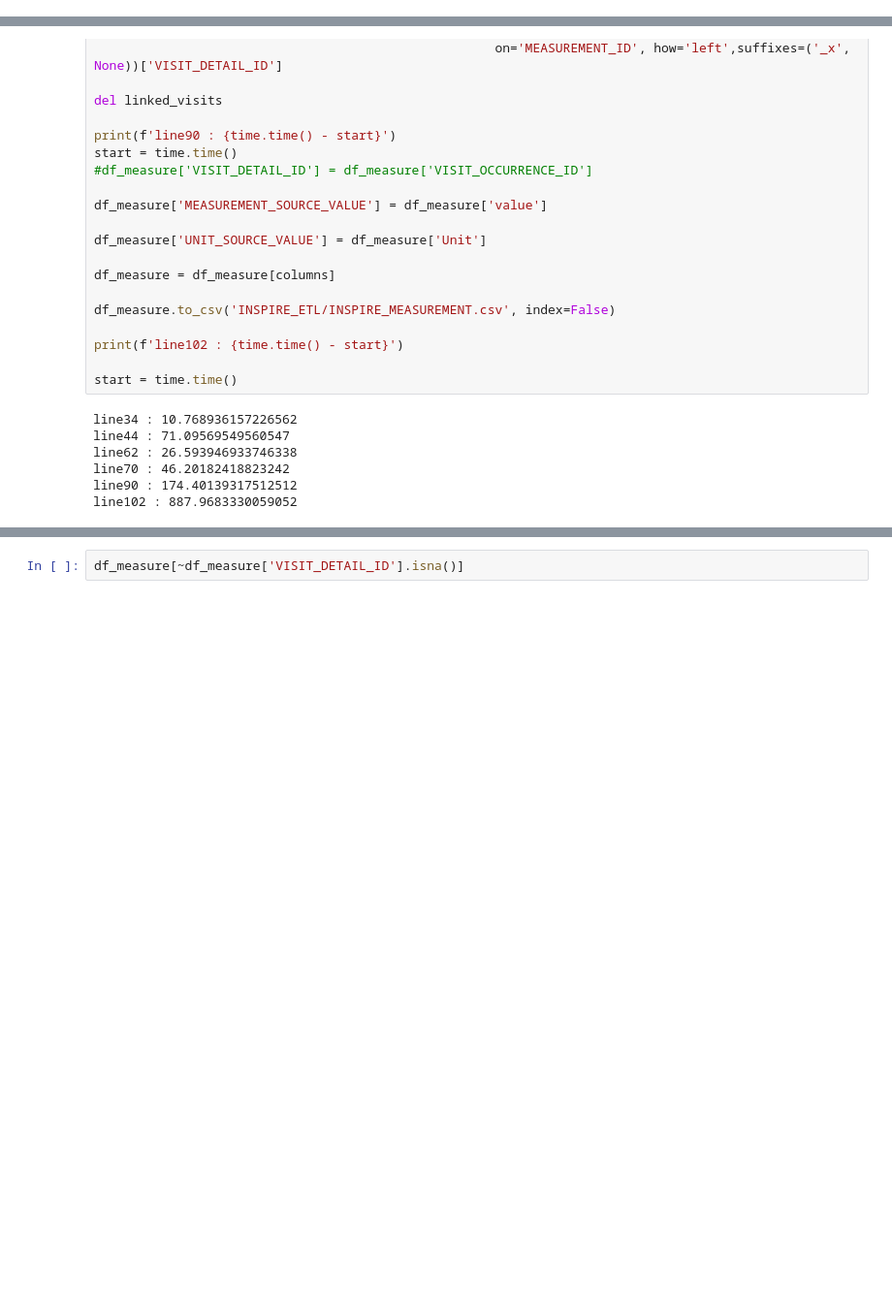
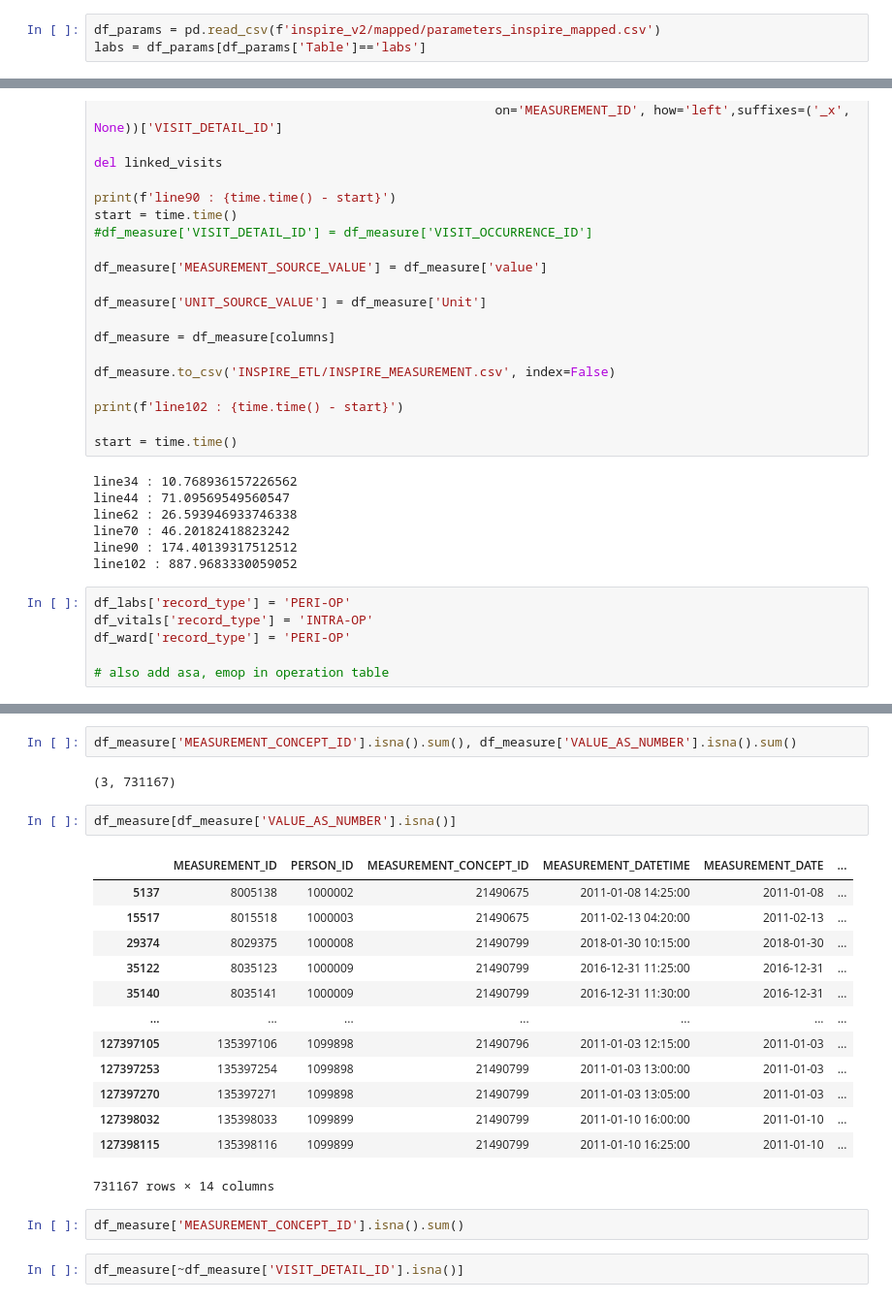
Before and after one commit to Hyeonsik/INSPIRE_TO_CDM, a Jupyter notebook: Clinical_Data_Tables_INSPIRE.ipynb, the cells around one changed output, grey strips where cells are left out. Shown at 97% size. Saved outputs shown, nothing was run; the diff lists cells and outputs as text; blank space fills up the shorter version.

```diff
--- a/Clinical_Data_Tables_INSPIRE.ipynb
+++ b/Clinical_Data_Tables_INSPIRE.ipynb
@@ -33,6 +33,9 @@ print(f"total subjects in operations.csv: {len(np.unique(df_op['subject_id']))}"
 Size of the tables: operations 131109, diagnosis 4733046, labs 21367131, medications 6952960, vitals 64443624, ward_vitals 42679760
 total subjects in INSPIRE dataset: 101469
 total subjects in operations.csv: 99900
+# %%
+df_params = pd.read_csv(f'inspire_v2/mapped/parameters_inspire_mapped.csv')
+labs = df_params[df_params['Table']=='labs']
 # %%
 # Load the CONCEPT_RELATIONSHIP table with tab as a delimiter and error handling for bad lines
 df_concept_rel = pd.read_csv(f'vocab/CONCEPT_RELATIONSHIP.csv', sep='\t', on_bad_lines='error')
@@ -917,4 +1028,10 @@ line62 : 26.593946933746338
 line70 : 46.20182418823242
 line90 : 174.40139317512512
 line102 : 887.9683330059052
+# %%
+df_labs['record_type'] = 'PERI-OP'
+df_vitals['record_type'] = 'INTRA-OP'
+df_ward['record_type'] = 'PERI-OP'
+
+# also add asa, emop in operation table
 # %%
@@ -1028,3 +1151,25 @@ print(time.time() - start)
+# %%
+df_measure['MEASUREMENT_CONCEPT_ID'].isna().sum(), df_measure['VALUE_AS_NUMBER'].isna().sum()
+# %% [output]
+(3, 731167)
+# %%
+df_measure[df_measure['VALUE_AS_NUMBER'].isna()]
+# %% [output]
+|  | MEASUREMENT_ID | PERSON_ID | MEASUREMENT_CONCEPT_ID | MEASUREMENT_DATETIME | MEASUREMENT_DATE | ... |
+| 5137 | 8005138 | 1000002 | 21490675 | 2011-01-08 14:25:00 | 2011-01-08 | ... |
+| 15517 | 8015518 | 1000003 | 21490675 | 2011-02-13 04:20:00 | 2011-02-13 | ... |
+| 29374 | 8029375 | 1000008 | 21490799 | 2018-01-30 10:15:00 | 2018-01-30 | ... |
+| 35122 | 8035123 | 1000009 | 21490799 | 2016-12-31 11:25:00 | 2016-12-31 | ... |
+| 35140 | 8035141 | 1000009 | 21490799 | 2016-12-31 11:30:00 | 2016-12-31 | ... |
+| ... | ... | ... | ... | ... | ... | ... |
+| 127397105 | 135397106 | 1099898 | 21490796 | 2011-01-03 12:15:00 | 2011-01-03 | ... |
+| 127397253 | 135397254 | 1099898 | 21490799 | 2011-01-03 13:00:00 | 2011-01-03 | ... |
+| 127397270 | 135397271 | 1099898 | 21490799 | 2011-01-03 13:05:00 | 2011-01-03 | ... |
+| 127398032 | 135398033 | 1099899 | 21490799 | 2011-01-10 16:00:00 | 2011-01-10 | ... |
+| 127398115 | 135398116 | 1099899 | 21490799 | 2011-01-10 16:25:00 | 2011-01-10 | ... |
+731167 rows × 14 columns
+# %%
+df_measure['MEASUREMENT_CONCEPT_ID'].isna().sum()
 # %%
 df_measure[~df_measure['VISIT_DETAIL_ID'].isna()]
 # %% [output]
```
Also changed, not shown: parts of 31 cells of this notebook, 6 other files.
